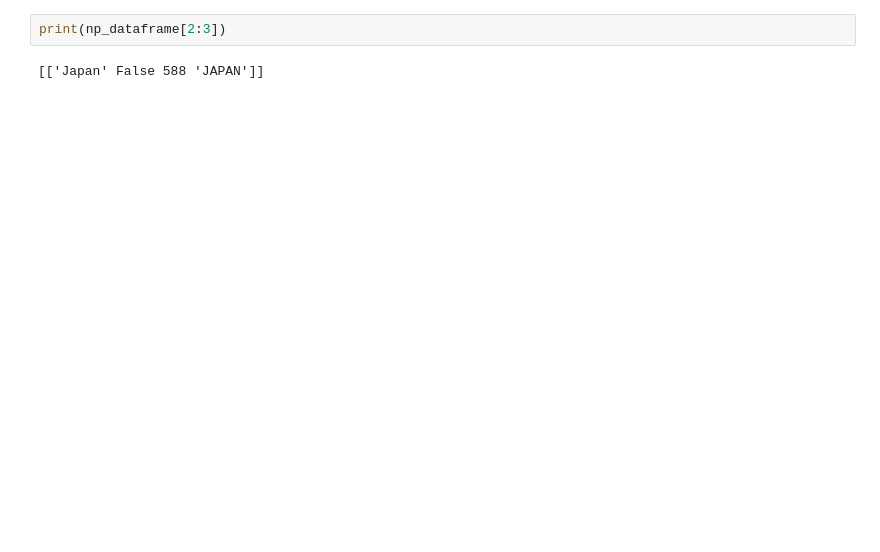
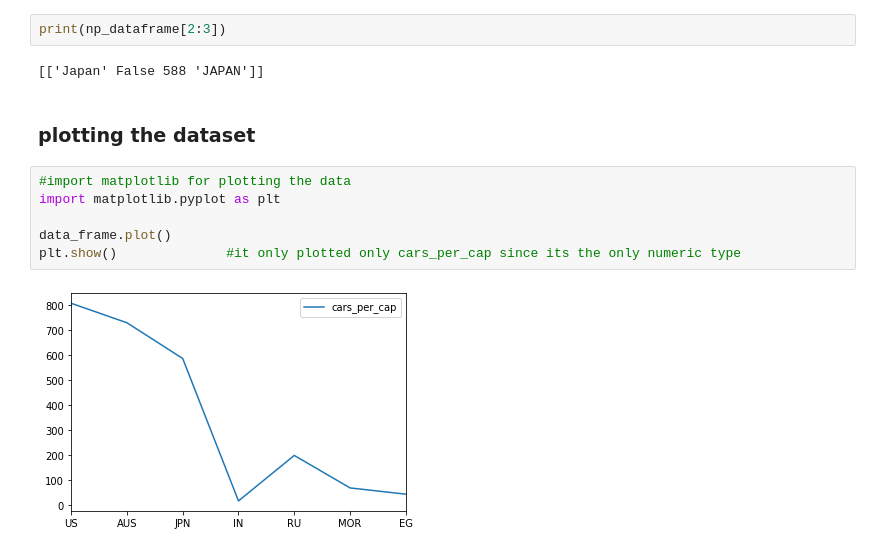
Before and after one commit to SurajKande/python-pandas, a Jupyter notebook: python_pandas.ipynb, the cells around one changed output. Drawn from its saved outputs; the diff is of its cells as text; blank space fills up the shorter version.

```diff
--- a/python_pandas.ipynb
+++ b/python_pandas.ipynb
@@ -392,3 +397,13 @@ print(np_dataframe)
 print(np_dataframe[2:3])
 # %% [output]
 [['Japan' False 588 'JAPAN']]
+# %% [markdown]
+### plotting the dataset
+# %%
+#import matplotlib for plotting the data
+import matplotlib.pyplot as plt
+
+data_frame.plot()
+plt.show()              #it only plotted only cars_per_cap since its the only numeric type
+# %% [output]
+[figure, added]
```
Also changed, not shown: parts of 8 cells of this notebook.
